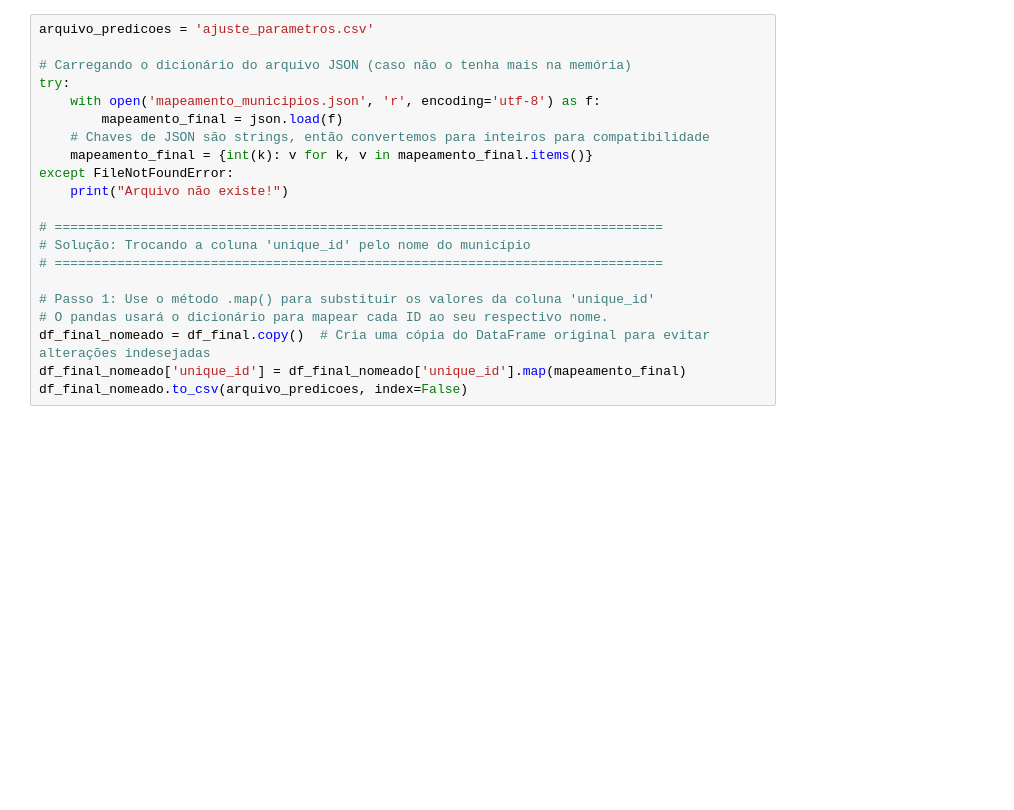
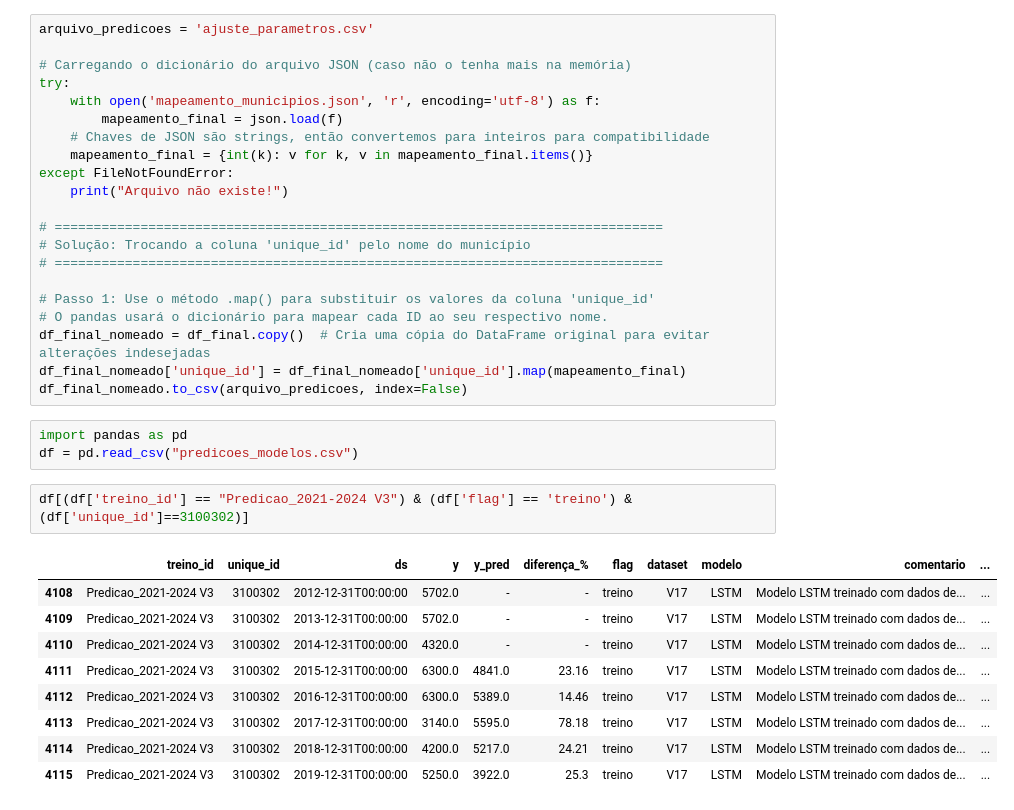
Before and after one commit to MarcosVeniciu/Producao-de-cafe-MG, a Jupyter notebook: LSTM_Coffee_Production_Prediction_with_Machine_Learning_in_Minas_Gerais.ipynb, the cells around one changed output. Drawn from its saved outputs; the diff is of its cells as text; blank space fills up the shorter version.

```diff
--- a/LSTM_Coffee_Production_Prediction_with_Machine_Learning_in_Minas_Gerais.ipynb
+++ b/LSTM_Coffee_Production_Prediction_with_Machine_Learning_in_Minas_Gerais.ipynb
@@ -1151,3 +1164,18 @@ except FileNotFoundError:
 df_final_nomeado = df_final.copy()  # Cria uma cópia do DataFrame original para evitar alterações indesejadas
 df_final_nomeado['unique_id'] = df_final_nomeado['unique_id'].map(mapeamento_final)
 df_final_nomeado.to_csv(arquivo_predicoes, index=False)
+# %%
+import pandas as pd
+df = pd.read_csv("predicoes_modelos.csv")
+# %%
+df[(df['treino_id'] == "Predicao_2021-2024 V3") & (df['flag'] == 'treino') & (df['unique_id']==3100302)]
+# %% [output]
+|  | treino_id | unique_id | ds | y | y_pred | diferença_% | flag | dataset | modelo | comentario | ... |
+| 4108 | Predicao_2021-2024 V3 | 3100302 | 2012-12-31T00:00:00 | 5702.0 | - | - | treino | V17 | LSTM | Modelo LSTM treinado com dados de... | ... |
+| 4109 | Predicao_2021-2024 V3 | 3100302 | 2013-12-31T00:00:00 | 5702.0 | - | - | treino | V17 | LSTM | Modelo LSTM treinado com dados de... | ... |
+| 4110 | Predicao_2021-2024 V3 | 3100302 | 2014-12-31T00:00:00 | 4320.0 | - | - | treino | V17 | LSTM | Modelo LSTM treinado com dados de... | ... |
+| 4111 | Predicao_2021-2024 V3 | 3100302 | 2015-12-31T00:00:00 | 6300.0 | 4841.0 | 23.16 | treino | V17 | LSTM | Modelo LSTM treinado com dados de... | ... |
+| 4112 | Predicao_2021-2024 V3 | 3100302 | 2016-12-31T00:00:00 | 6300.0 | 5389.0 | 14.46 | treino | V17 | LSTM | Modelo LSTM treinado com dados de... | ... |
+| 4113 | Predicao_2021-2024 V3 | 3100302 | 2017-12-31T00:00:00 | 3140.0 | 5595.0 | 78.18 | treino | V17 | LSTM | Modelo LSTM treinado com dados de... | ... |
+| 4114 | Predicao_2021-2024 V3 | 3100302 | 2018-12-31T00:00:00 | 4200.0 | 5217.0 | 24.21 | treino | V17 | LSTM | Modelo LSTM treinado com dados de... | ... |
+| 4115 | Predicao_2021-2024 V3 | 3100302 | 2019-12-31T00:00:00 | 5250.0 | 3922.0 | 25.3 | treino | V17 | LSTM | Modelo LSTM treinado com dados de... | ... |
```
Also changed, not shown: parts of 4 cells of this notebook.
